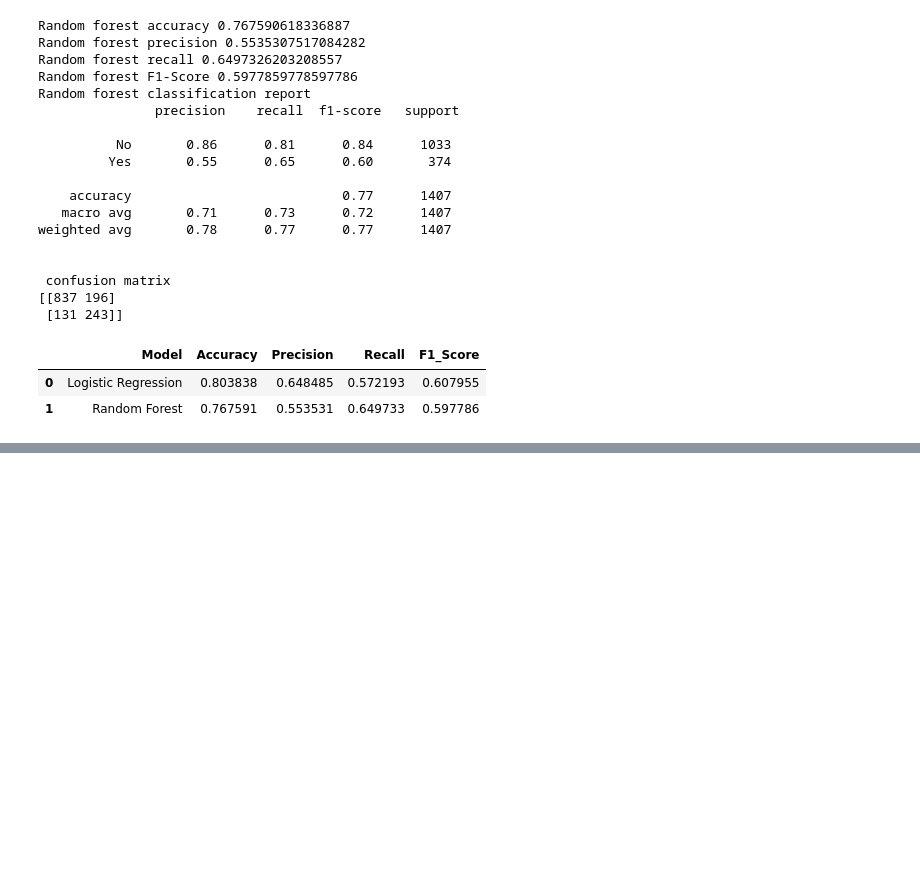
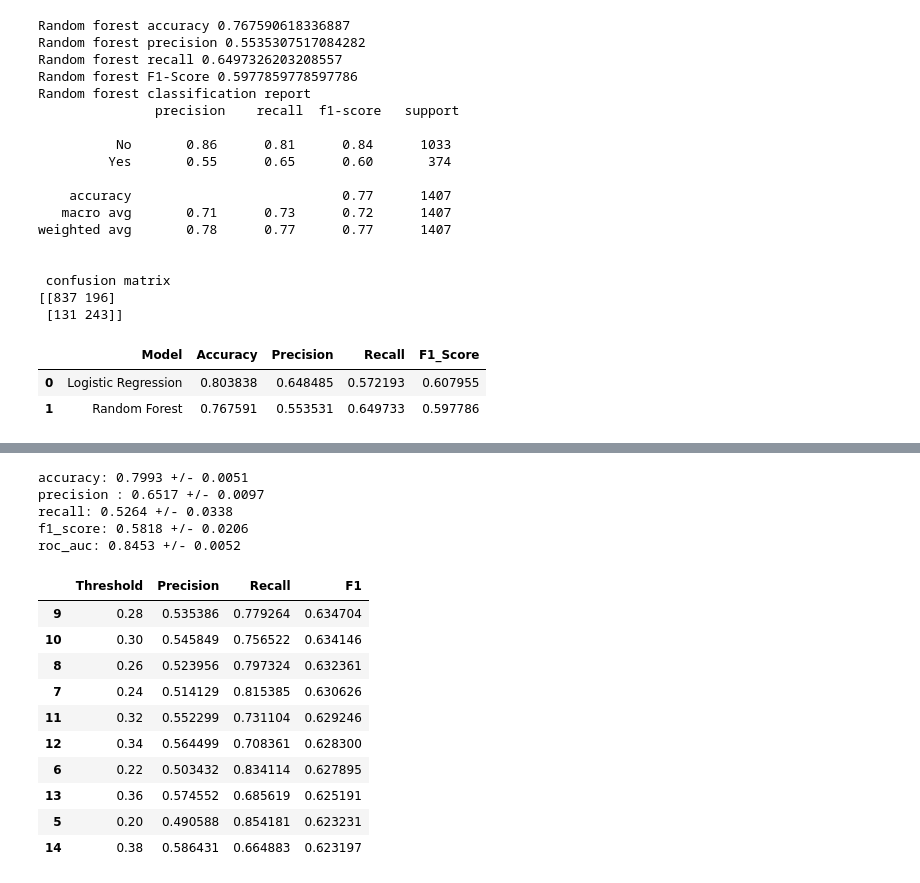
Before and after one commit to Juli-af/customer-churn-prediction, a Jupyter notebook: notebooks/01_data_inspection.ipynb, the cells around one changed output, grey strips where cells are left out. Saved outputs shown, nothing was run; the diff lists cells and outputs as text; code cells hidden in the pictures; blank space fills up the shorter version.

```diff
--- a/notebooks/01_data_inspection.ipynb
+++ b/notebooks/01_data_inspection.ipynb
@@ -1039,0 +505,28 @@ roc_auc : 0.8206+/- 0.0056
+# %%
+cv = StratifiedKFold(
+    n_splits=5,
+    shuffle=True,
+    random_state=42
+)
+
+hgb_cv = cross_validate(
+    hgb_model,
+    X_train,
+    y_train,
+    cv=cv,
+    scoring=scoring,
+    n_jobs=-1
+)
+
+for metric in scoring:
+    values = hgb_cv[f"test_{metric}"]
+    print(
+        f"{metric}: {values.mean():.4f} "
+        f"+/- {values.std():.4f}"
+    )
+# %% [output]
+accuracy: 0.7993 +/- 0.0051
+precision : 0.6517 +/- 0.0097
+recall: 0.5264 +/- 0.0338
+f1_score: 0.5818 +/- 0.0206
+roc_auc: 0.8453 +/- 0.0052
@@ -1039,0 +547,43 @@ roc_auc : 0.8206+/- 0.0056
+# %%
+thresholds = np.arange(0.1, 0.91, 0.02)
+
+hgb_threshold_results = []
+
+for threshold in thresholds:
+
+    predictions = np.where(
+        hgb_oof_proba_yes >= threshold,
+        "Yes",
+        "No"
+    )
+
+    hgb_threshold_results.append({
+        "Threshold": threshold,
+        "Precision": precision_score(
+            y_train, predictions, pos_label="Yes"
+        ),
+        "Recall": recall_score(
+            y_train, predictions, pos_label="Yes"
+        ),
+        "F1": f1_score(
+            y_train, predictions, pos_label="Yes"
+        )
+    })
+
+hgb_threshold_df = pd.DataFrame(hgb_threshold_results)
+
+hgb_threshold_df.sort_values(
+    by="F1", ascending=False
+).head(10)
+# %% [output]
+|  | Threshold | Precision | Recall | F1 |
+| 9 | 0.28 | 0.535386 | 0.779264 | 0.634704 |
+| 10 | 0.30 | 0.545849 | 0.756522 | 0.634146 |
+| 8 | 0.26 | 0.523956 | 0.797324 | 0.632361 |
+| 7 | 0.24 | 0.514129 | 0.815385 | 0.630626 |
+| 11 | 0.32 | 0.552299 | 0.731104 | 0.629246 |
+| 12 | 0.34 | 0.564499 | 0.708361 | 0.628300 |
+| 6 | 0.22 | 0.503432 | 0.834114 | 0.627895 |
+| 13 | 0.36 | 0.574552 | 0.685619 | 0.625191 |
+| 5 | 0.20 | 0.490588 | 0.854181 | 0.623231 |
+| 14 | 0.38 | 0.586431 | 0.664883 | 0.623197 |
```
Also changed, not shown: parts of 39 cells of this notebook.
